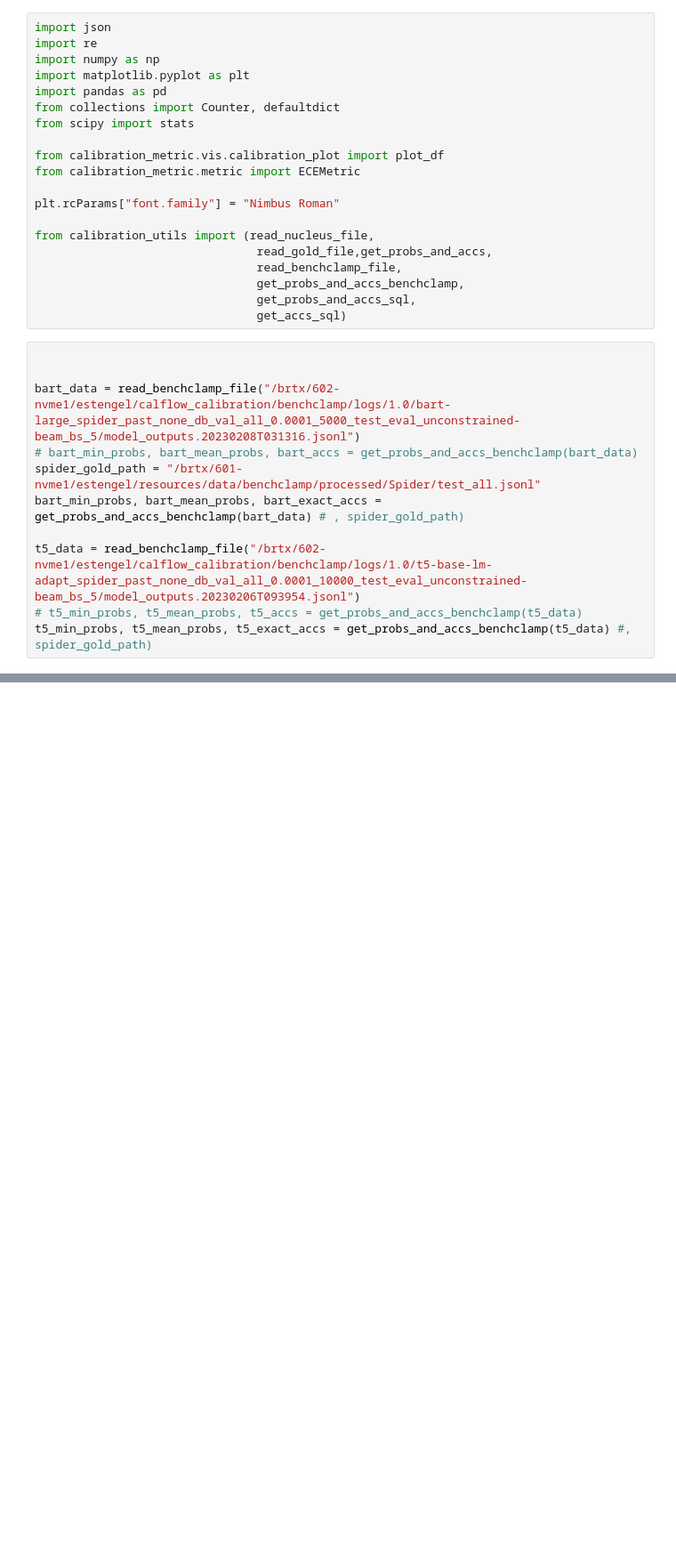
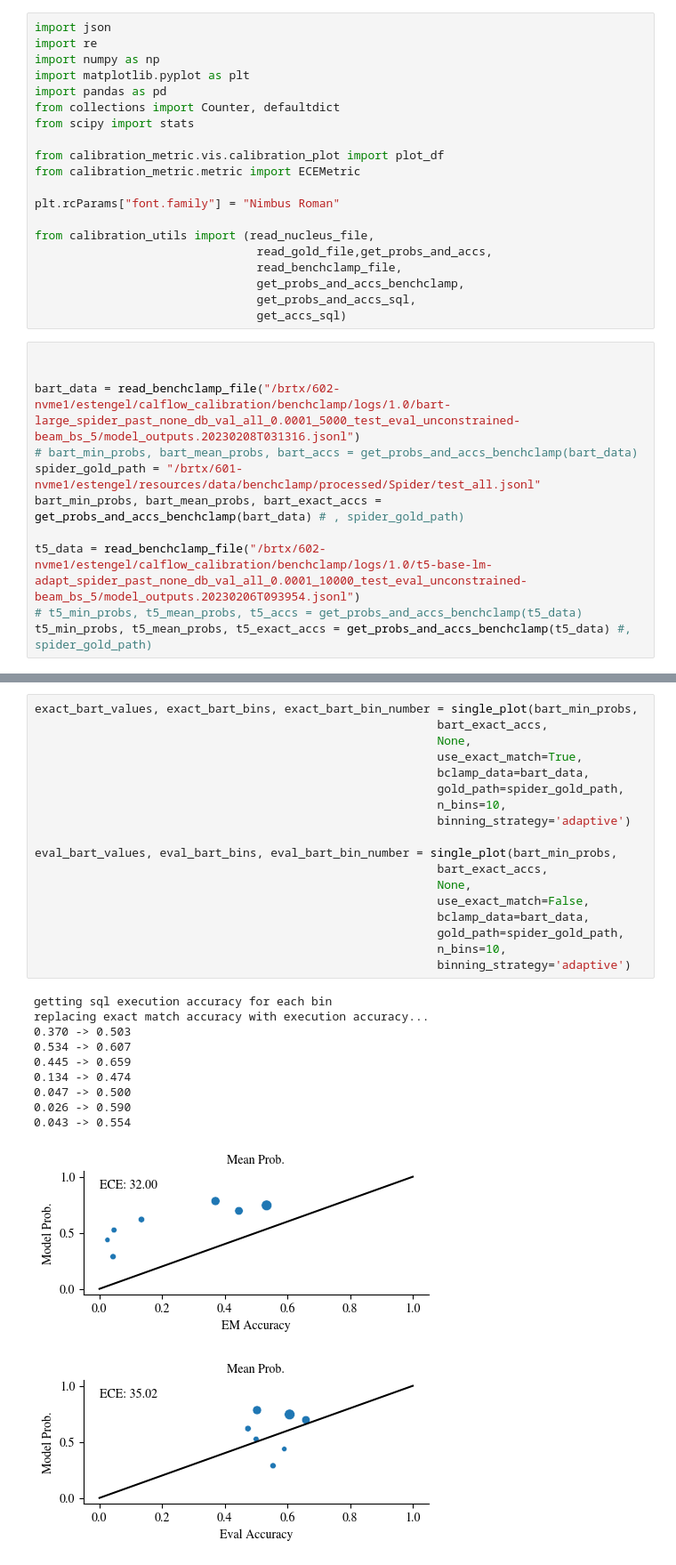
Before and after one commit to esteng/calibration_miso, a Jupyter notebook: analysis/calibration_sql_seq_plot.ipynb, the cells around one changed output, grey strips where cells are left out. Shown at 89% size. Drawn from its saved outputs; the diff is of its cells as text; blank space fills up the shorter version.

```diff
--- a/analysis/calibration_sql_seq_plot.ipynb
+++ b/analysis/calibration_sql_seq_plot.ipynb
@@ -148,0 +242,30 @@ replacing exact match accuracy with execution accuracy...
+# %%
+exact_bart_values, exact_bart_bins, exact_bart_bin_number = single_plot(bart_min_probs,
+                                                          bart_exact_accs,
+                                                          None,
+                                                          use_exact_match=True,
+                                                          bclamp_data=bart_data,
+                                                          gold_path=spider_gold_path,
+                                                          n_bins=10,
+                                                          binning_strategy='adaptive')
+
+eval_bart_values, eval_bart_bins, eval_bart_bin_number = single_plot(bart_min_probs,
+                                                          bart_exact_accs,
+                                                          None,
+                                                          use_exact_match=False,
+                                                          bclamp_data=bart_data,
+                                                          gold_path=spider_gold_path,
+                                                          n_bins=10,
+                                                          binning_strategy='adaptive')
+# %% [output]
+getting sql execution accuracy for each bin
+replacing exact match accuracy with execution accuracy...
+0.370 -> 0.503
+0.534 -> 0.607
+0.445 -> 0.659
+0.134 -> 0.474
+0.047 -> 0.500
+0.026 -> 0.590
+0.043 -> 0.554
+[figure, added]
+[figure, added]
```
Also changed, not shown: parts of 4 cells of this notebook, 2 other files.
